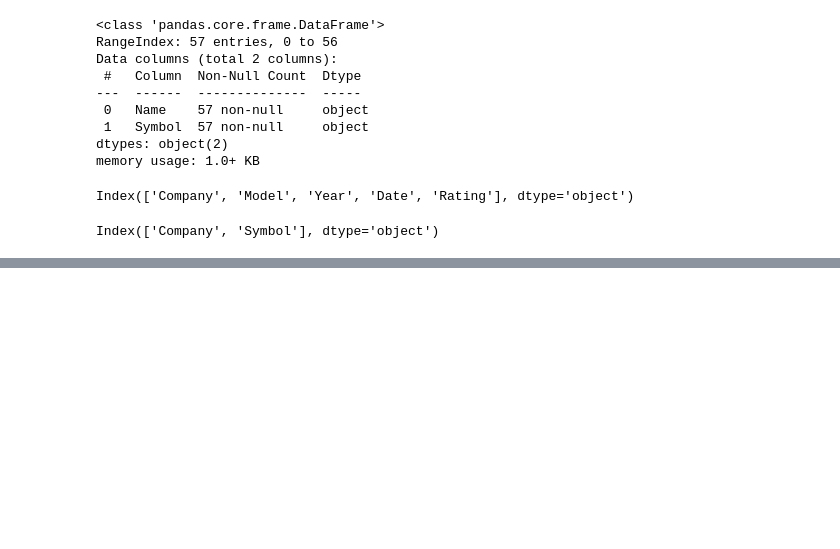
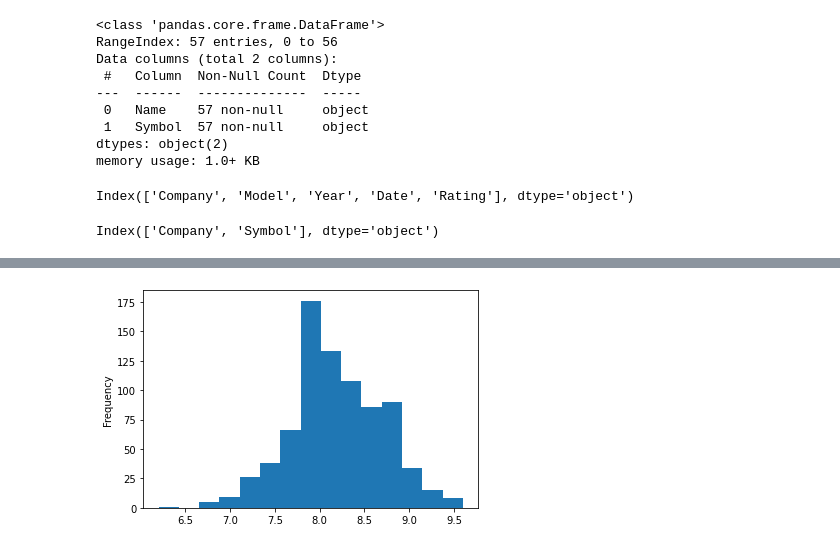
Before and after one commit to martin1econ/carreview_vs_performance, a Jupyter notebook: Capstone2_carreviews/data_wrangling.ipynb, the cells around one changed output, grey strips where cells are left out. Drawn from its saved outputs; the diff is of its cells as text; code cells hidden in the pictures; blank space fills up the shorter version.

```diff
--- a/Capstone2_carreviews/data_wrangling.ipynb
+++ b/Capstone2_carreviews/data_wrangling.ipynb
@@ -471,0 +618,4 @@ review_x_symbol.to_csv('review_x_symbol_clean.csv')
+# %%
+## make all names in Company lowercase and eliminate trailing spaces
+company_year_expert['Company'] = company_year_expert['Company'].str.strip()
+company_year_expert['Company'].value_counts()
@@ -471,0 +643,3 @@ review_x_symbol.to_csv('review_x_symbol_clean.csv')
+# %%
+company_year_expert['Company'] = company_year_expert['Company'].str.lower()
+company_year_expert['Company'].value_counts()
@@ -471,0 +667,7 @@ review_x_symbol.to_csv('review_x_symbol_clean.csv')
+# %%
+#some NAN's are dots instead NaN, switch and then delete NaN's
+##also change Expert_rating column to float (must be done after getting rid of dots and NaN's or else error)
+#company_year_expert['Expert_rating'] = company_year_expert['Expert_rating'].astype('float')
+
+company_year_expert['Expert_rating'].replace('.', np.nan, inplace=True)
+company_year_expert.tail(20)
@@ -471,0 +700,3 @@ review_x_symbol.to_csv('review_x_symbol_clean.csv')
+# %%
+company_year_expert.dropna(inplace=True)
+company_year_expert.isna().sum()
@@ -471,0 +733,6 @@ review_x_symbol.to_csv('review_x_symbol_clean.csv')
+# %%
+#visualize scores
+company_year_expert['Expert_rating'].plot(kind='hist',bins=15)
+plt.show()
+# %% [output]
+[figure, added]
```
Also changed, not shown: parts of 31 cells of this notebook, 9 other files.
